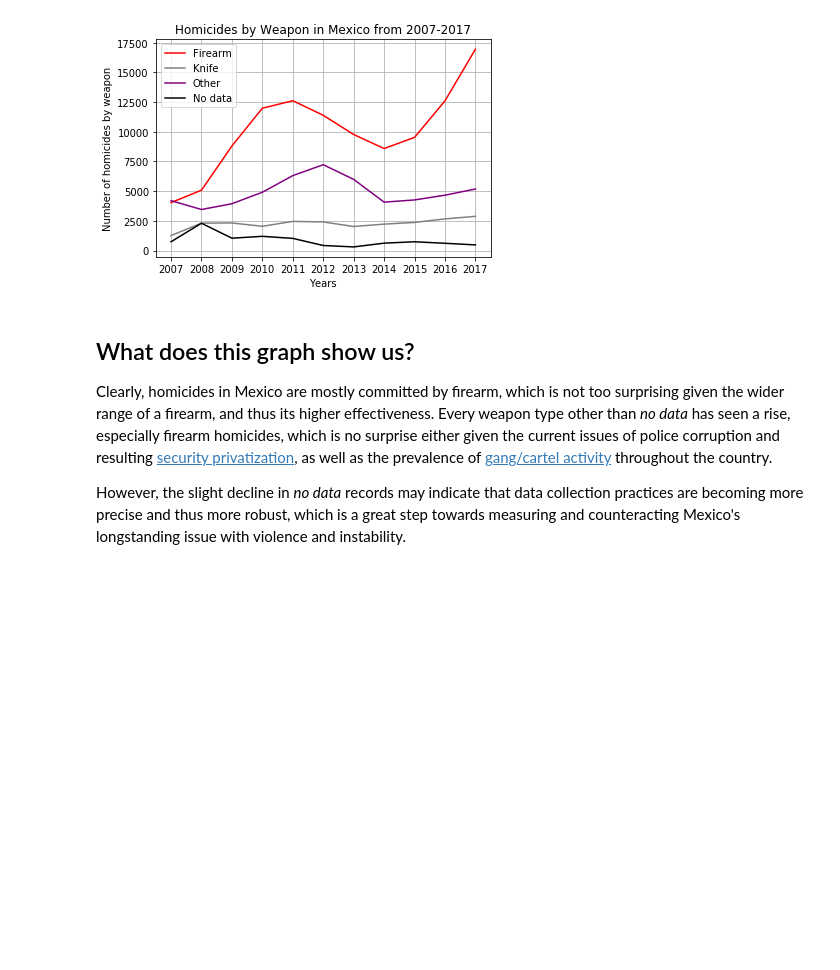
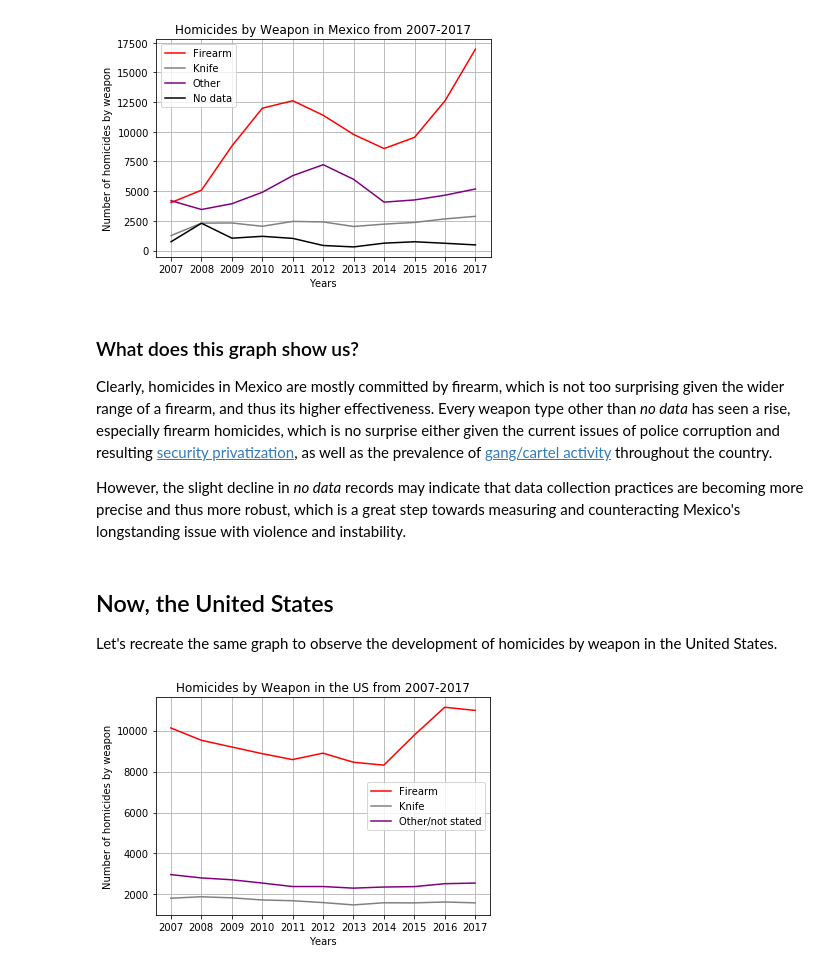
Before and after one commit to ecolladay/data-science, a Jupyter notebook: data-science-project.ipynb, the cells around one changed output. Cells and saved outputs as stored; diff of their text form; code cells hidden in the pictures; blank space fills up the shorter version.

```diff
--- a/data-science-project.ipynb
+++ b/data-science-project.ipynb
@@ -70,8 +60,45 @@ plt.show()
 # %% [output]
 [figure]
 # %% [markdown]
-## What does this graph show us?
+### What does this graph show us?
 
 Clearly, homicides in Mexico are mostly committed by firearm, which is not too surprising given the wider range of a firearm, and thus its higher effectiveness. Every weapon type other than *no data* has seen a rise, especially firearm homicides, which is no surprise either given the current issues of police corruption and resulting [security privatization](https://www.reuters.com/article/us-mexico-security/mexico-private-security-boom-adds-to-corruption-use-of-force-study-idUSKBN1H339B), as well as the prevalence of [gang/cartel activity](https://www.theguardian.com/world/2018/jul/23/mexico-crime-homicides-violence-up-report) throughout the country.
 
 However, the slight decline in *no data* records may indicate that data collection practices are becoming more precise and thus more robust, which is a great step towards measuring and counteracting Mexico's longstanding issue with violence and instability.
+# %% [markdown]
+## Now, the United States
+
+Let's recreate the same graph to observe the development of homicides by weapon in the United States.
+# %%
+# Here I quickly replicate most of what I have already done for the Mexican data
+
+types_usa = {}
+with open('homicide-by-weapon-decade-US.csv') as hom:
+    hom_data = [x.strip().replace('\ufeff', '').split(',') for x in hom.readlines()]
+    hom_headers = [x[0] for x in hom_data]
+    hom_vals = [x[1:] for x in hom_data]
+    hom_vals = [convert_to_ints(row) for row in hom_vals]
+
+    for i in range(len(hom_headers)):
+        types_usa[hom_headers[i]] = hom_vals[i]
+# %%
+# Time to plot
+
+x_vals = types_usa['Year']
+firearm_y_vals = types_usa['Firearm']
+knife_y_vals = types_usa['Knife']
+other_y_vals = types_usa['Other/not stated']
+
+plt.title('Homicides by Weapon in the US from 2007-2017')
+plt.xlabel("Years")
+plt.ylabel("Number of homicides by weapon")
+
+plt.xticks([2007,2008,2009,2010,2011,2012,2013,2014,2015,2016,2017])
+plt.plot(x_vals, firearm_y_vals, color='red', label='Firearm')
+plt.plot(x_vals, knife_y_vals, color='gray', label='Knife')
+plt.plot(x_vals, other_y_vals, color='purple', label='Other/not stated')
+plt.grid(True)
+plt.legend()
+plt.show()
+# %% [output]
+[figure, added]
```
Also changed, not shown: parts of 8 cells of this notebook.
